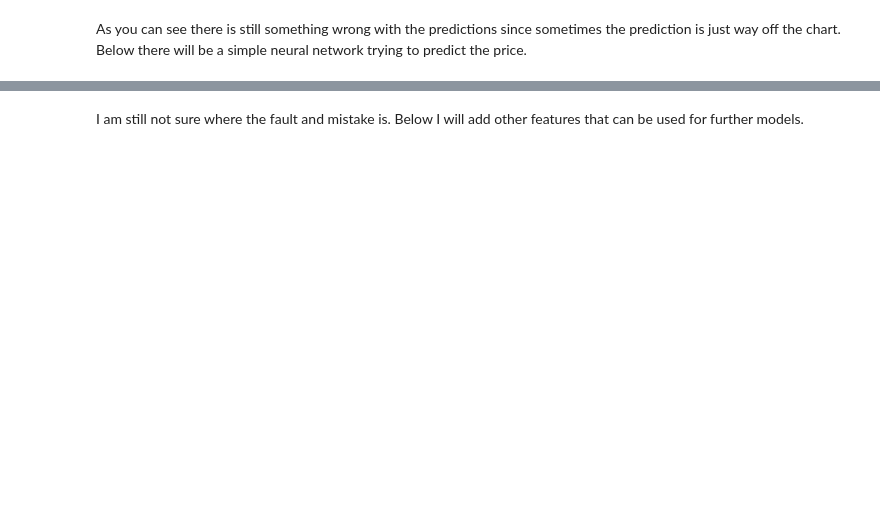
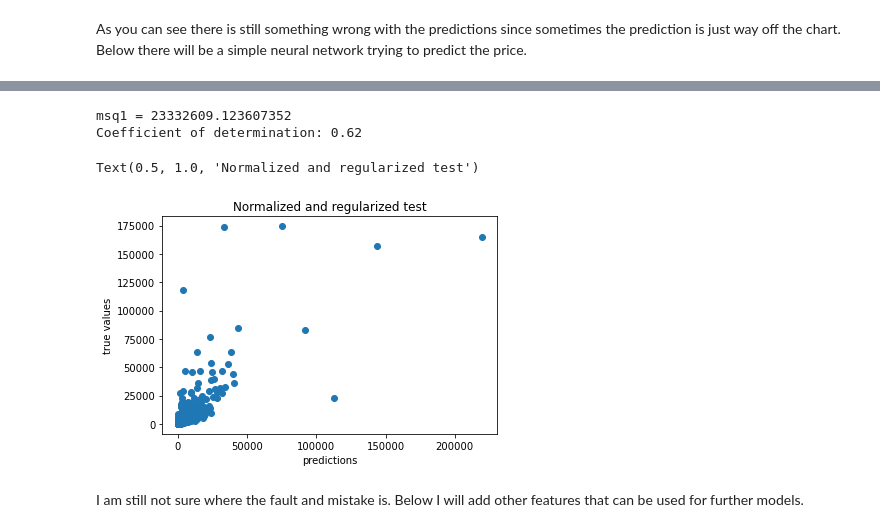
Before and after one commit to Serg99io/Capstone-cryptoart, a Jupyter notebook: capstone notebook.ipynb, the cells around one changed output, grey strips where cells are left out. Saved outputs shown, nothing was run; the diff lists cells and outputs as text; code cells hidden in the pictures; blank space fills up the shorter version.

```diff
--- a/capstone notebook.ipynb
+++ b/capstone notebook.ipynb
@@ -338,3 +757,42 @@ msq1, still regularized = 0.31285215320683707
+# %%
+from sklearn.ensemble import RandomForestRegressor
+
+regressor = RandomForestRegressor(n_estimators=600, random_state=0)
+
+regressor.fit(X_train_norm, y_train)
+y_pred4 = regressor.predict(X_test_norm)
+
+#source https://machinelearningmastery.com/feature-selection-with-real-and-categorical-data/
+
+
+y_predxreg4 = []
+y_truexreg4 = []
+
+ #does it go wrong here? # the base of regularization = 10
+#print(y_pred[:100])
+for j in y_pred4:
+    l = (math.e ** j) - 1
+    y_predxreg4.append(l)
+    #print(y_test[:100])
+for k in y_test:
+    l2 = (math.e** k) - 1
+    y_truexreg4.append(l2)
+
+print("msq1 = " + str(mean_squared_error(y_truexreg, y_predxreg4)))
+print('Coefficient of determination: %.2f'
+      % r2_score(y_truexreg, y_predxreg4))
+
+
+fig, ax4 = plt.subplots()
+ax4.scatter(y_predxreg4,y_truexreg)
+ax4.set_ylabel("true values")
+ax4.set_xlabel("predictions")
+ax4.set_title("Normalized and regularized test")
+# %% [output]
+msq1 = 23332609.123607352
+Coefficient of determination: 0.62
+Text(0.5, 1.0, 'Normalized and regularized test')
+[figure, added]
 # %% [markdown]
 I am still not sure where the fault and mistake is. Below I will add other features that can be used for further models.
 # %%
```
Also changed, not shown: parts of 12 cells of this notebook.
